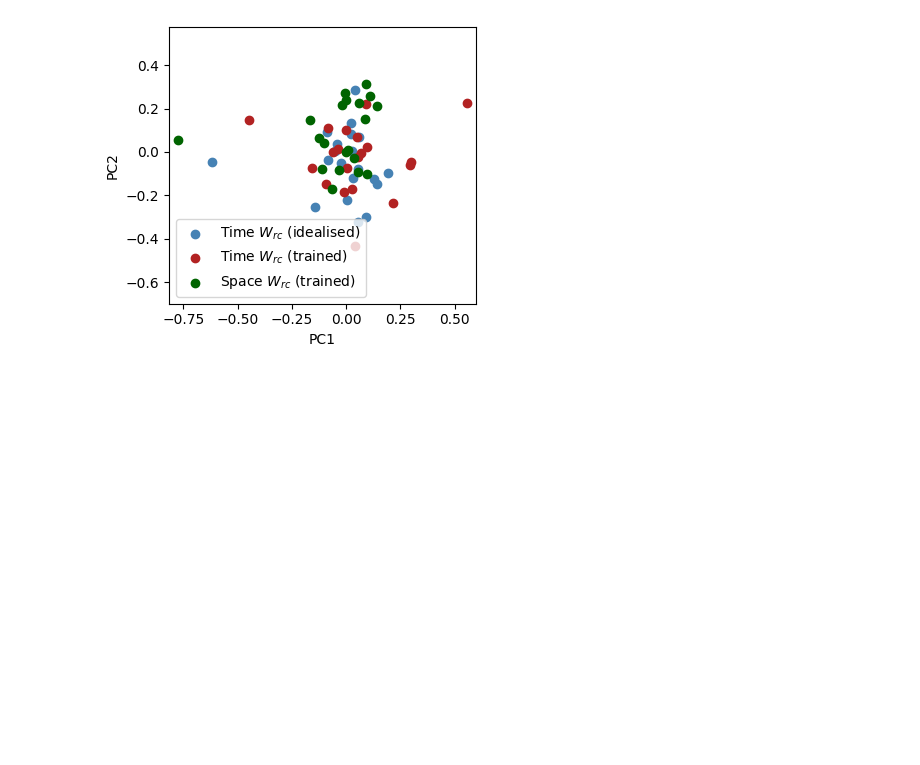
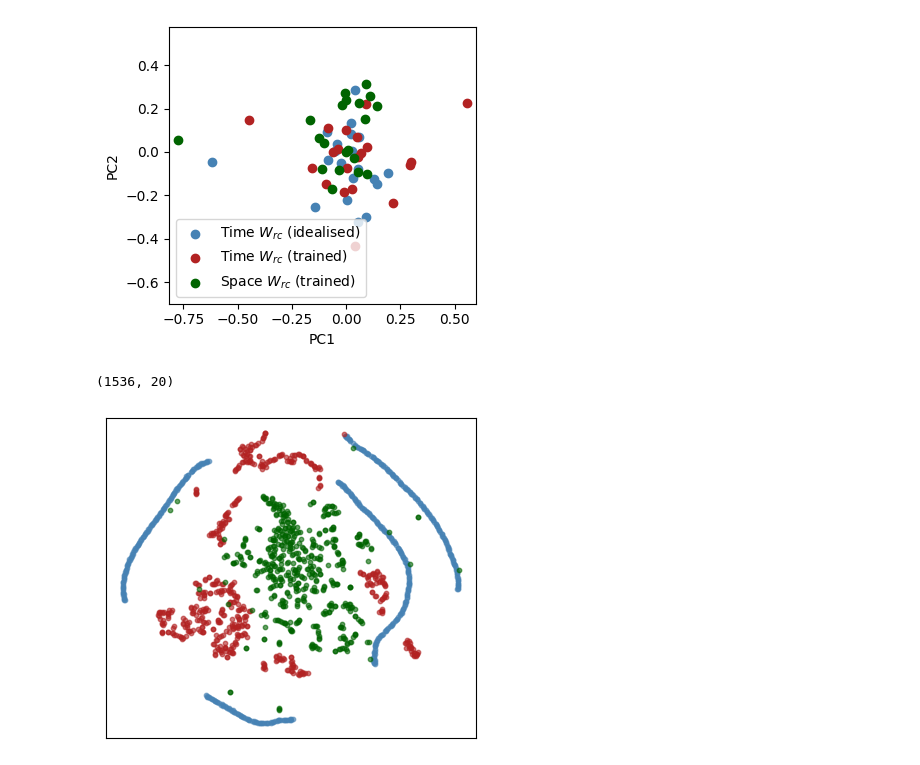
Before and after one commit to qrsyu/STCell, a Jupyter notebook: code/theory_exp/test_RNN.ipynb, the cells around one changed output. Drawn from its saved outputs; the diff is of its cells as text; code cells hidden in the pictures; blank space fills up the shorter version.

```diff
--- a/code/theory_exp/test_RNN.ipynb
+++ b/code/theory_exp/test_RNN.ipynb
@@ -383,3 +335,31 @@ plt.tight_layout()
 plt.savefig('mode_pca_comparison.png', transparent=True, dpi=500)
 # %% [output]
 [figure]
+# %%
+from sklearn.manifold import TSNE
+U_tr_k = U_tr[:, :k]   # (N, k)
+U_th_k = U_th[:, :k]   # (N, k)
+U_sp_k = U_sp[:, :k]   # (N, k)
+U_all = np.concatenate([U_tr_k, U_th_k, U_sp_k])
+print(U_all.shape)
+tsne = TSNE(n_components=2, perplexity=10, random_state=0)
+U_tsne = tsne.fit_transform(U_all)
+
+N = 512
+Z_tr = U_tsne[:N]
+Z_th = U_tsne[N:2*N]
+Z_sp = U_tsne[2*N:]
+
+# Plot
+plt.figure(figsize=(4, 3.5))
+plt.scatter(Z_th[:, 0], Z_th[:, 1], color='steelblue', label=r'Time $W_{rc}$ (idealised)', alpha=0.6, s=10)
+plt.scatter(Z_tr[:, 0], Z_tr[:, 1], color='firebrick', label=r'Time $W_{rc}$ (trained)', alpha=0.6, s=10)
+plt.scatter(Z_sp[:, 0], Z_sp[:, 1], color='darkgreen', label=r'Space $W_{rc}$ (trained)', alpha=0.6, s=10)
+# plt.legend()
+plt.xticks([])
+plt.yticks([])
+plt.tight_layout()
+plt.savefig('tsne.png', transparent=True, dpi=500)
+# %% [output]
+(1536, 20)
+[figure, added]
```
Also changed, not shown: parts of 6 cells of this notebook, 8 other files.
